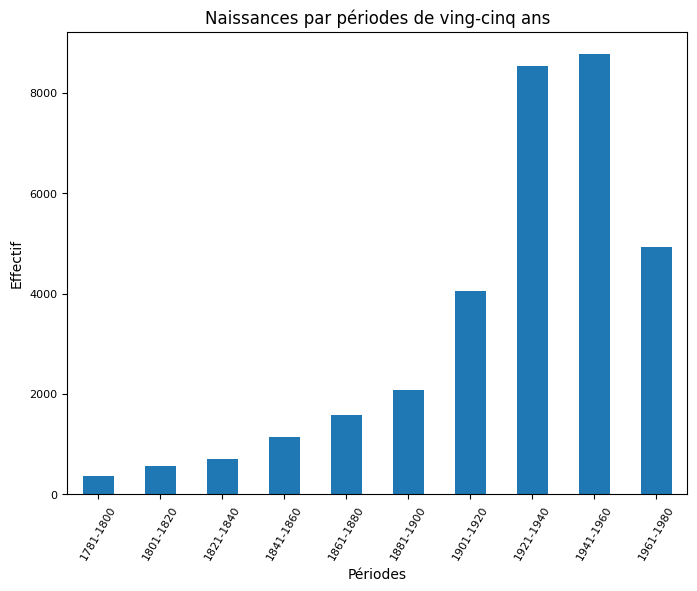
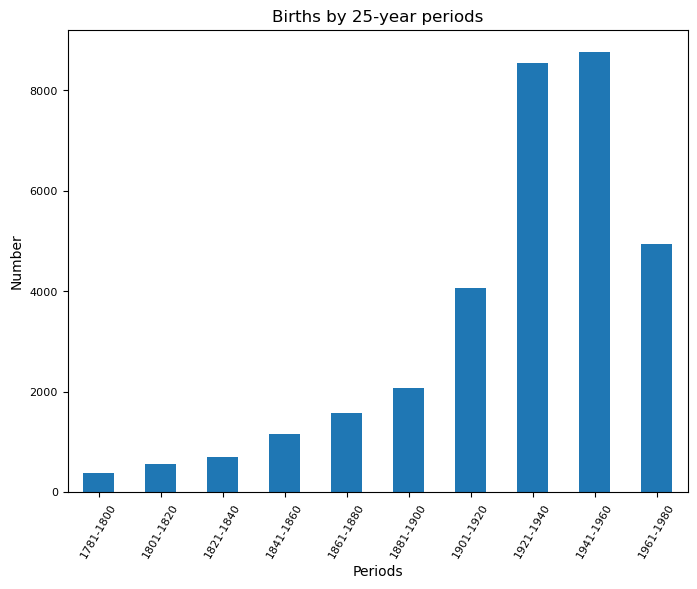
The change to this notebook cell's code, shown as a diff; its figure went from the first image to the second:
--- before
+++ after
@@ -1,7 +1,10 @@
 fig, ax = plt.subplots(figsize=(8,6))
 ax = cdf_p.groupby(by='periodes').size().plot(kind='bar',rot=60, fontsize=8)
-plt.ylabel('Effectif')
-plt.xlabel('Périodes')
-plt.title('Naissances par périodes de ving-cinq ans')
+plt.ylabel('Number')
+plt.xlabel('Periods')
+plt.title('Births by 25-year periods')
 
+# Doc.: https://matplotlib.org/stable/api/_as_gen/matplotlib.pyplot.savefig.html
+plt.savefig('images/births_distribution_25_years_periods.jpg', bbox_inches='tight',
+                       pad_inches=0.2)
 plt.show()

Commit: work on clustering and website